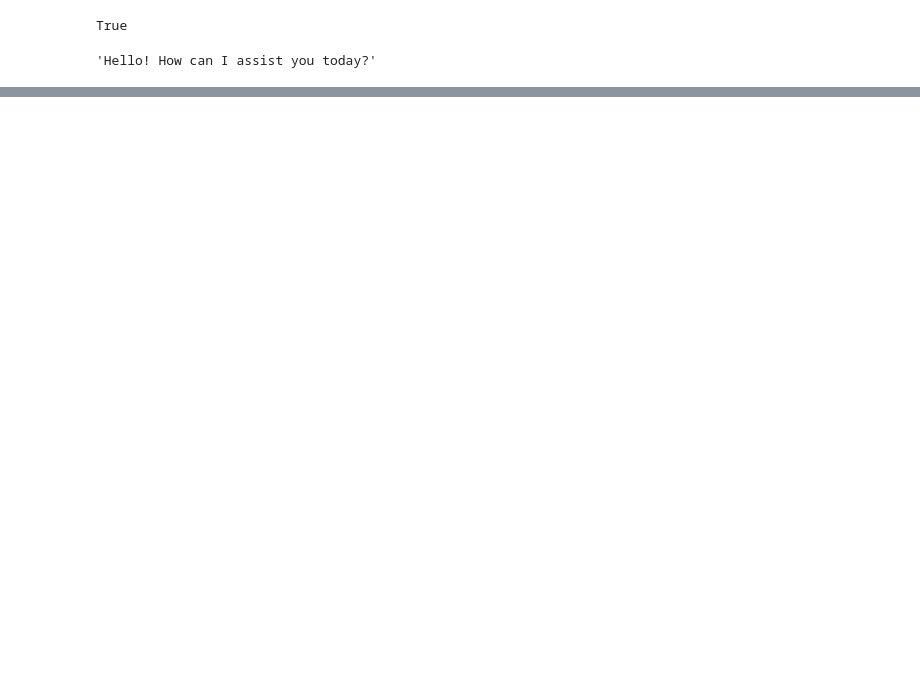
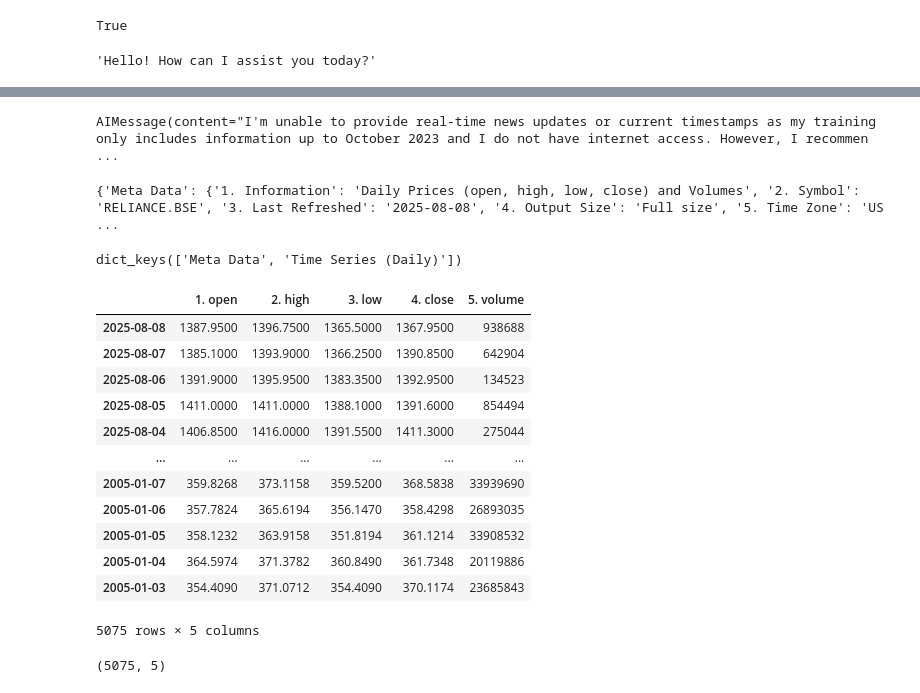
Before and after one commit to sayed-ashfaq/StockSnapAI, a Jupyter notebook: notebooks/experiments.ipynb, the cells around one changed output, grey strips where cells are left out. Cells and saved outputs as stored; diff of their text form; code cells hidden in the pictures; blank space fills up the shorter version.

```diff
--- a/notebooks/experiments.ipynb
+++ b/notebooks/experiments.ipynb
@@ -21,0 +91,41 @@ print(config)
+# %%
+llm.invoke("what latest news about tesla with timestamp")
+# %% [output]
+AIMessage(content="I'm unable to provide real-time news updates or current timestamps as my training only includes information up to October 2023 and I do not have internet access. However, I recommen ...
+# %%
+import requests
+
+# replace the "demo" apikey below with your own key from https://www.alphavantage.co/support/#api-key
+url = 'https://www.alphavantage.co/query?function=TIME_SERIES_DAILY&symbol=RELIANCE.BSE&outputsize=full&apikey=demo'
+r = requests.get(url)
+data = r.json()
+
+print(data)
+# %% [output]
+{'Meta Data': {'1. Information': 'Daily Prices (open, high, low, close) and Volumes', '2. Symbol': 'RELIANCE.BSE', '3. Last Refreshed': '2025-08-08', '4. Output Size': 'Full size', '5. Time Zone': 'US ...
+# %%
+data.keys()
+# %% [output]
+dict_keys(['Meta Data', 'Time Series (Daily)'])
+# %%
+import pandas as pd
+df= pd.DataFrame(data['Time Series (Daily)']).T
+df
+# %% [output]
+|  | 1. open | 2. high | 3. low | 4. close | 5. volume |
+| 2025-08-08 | 1387.9500 | 1396.7500 | 1365.5000 | 1367.9500 | 938688 |
+| 2025-08-07 | 1385.1000 | 1393.9000 | 1366.2500 | 1390.8500 | 642904 |
+| 2025-08-06 | 1391.9000 | 1395.9500 | 1383.3500 | 1392.9500 | 134523 |
+| 2025-08-05 | 1411.0000 | 1411.0000 | 1388.1000 | 1391.6000 | 854494 |
+| 2025-08-04 | 1406.8500 | 1416.0000 | 1391.5500 | 1411.3000 | 275044 |
+| ... | ... | ... | ... | ... | ... |
+| 2005-01-07 | 359.8268 | 373.1158 | 359.5200 | 368.5838 | 33939690 |
+| 2005-01-06 | 357.7824 | 365.6194 | 356.1470 | 358.4298 | 26893035 |
+| 2005-01-05 | 358.1232 | 363.9158 | 351.8194 | 361.1214 | 33908532 |
+| 2005-01-04 | 364.5974 | 371.3782 | 360.8490 | 361.7348 | 20119886 |
+| 2005-01-03 | 354.4090 | 371.0712 | 354.4090 | 370.1174 | 23685843 |
+5075 rows × 5 columns
+# %%
+df.shape
+# %% [output]
+(5075, 5)
```
Also changed, not shown: parts of 24 cells of this notebook, 5 other files.
